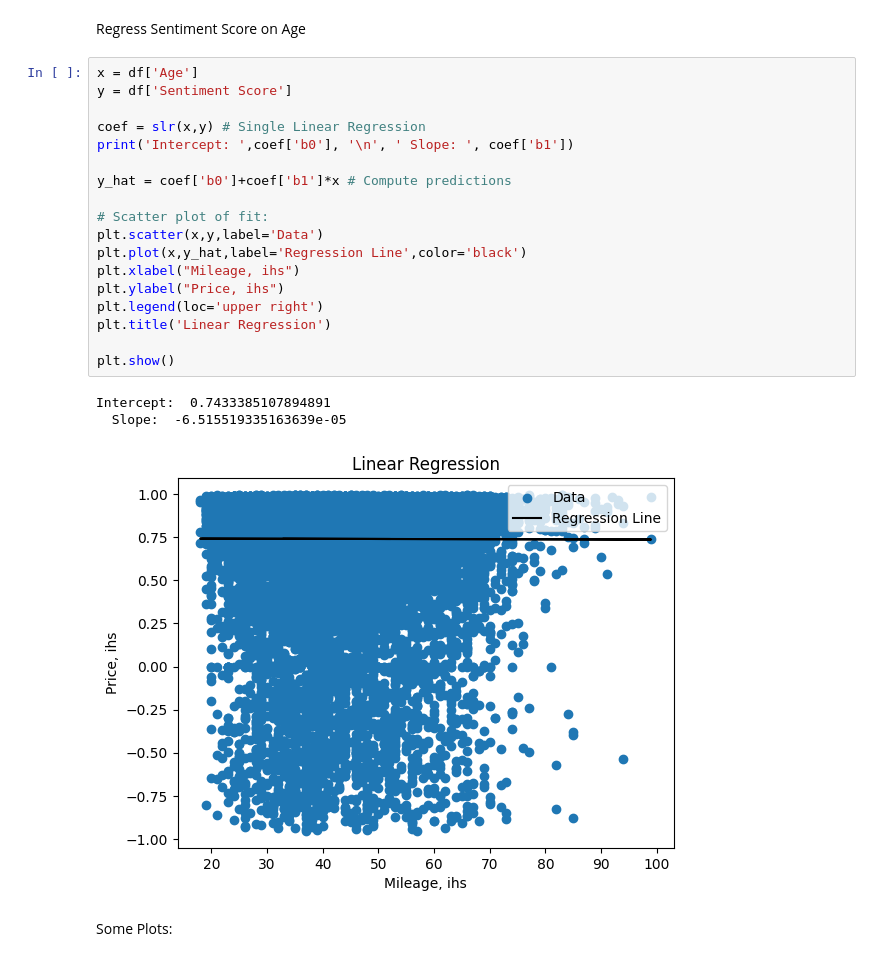
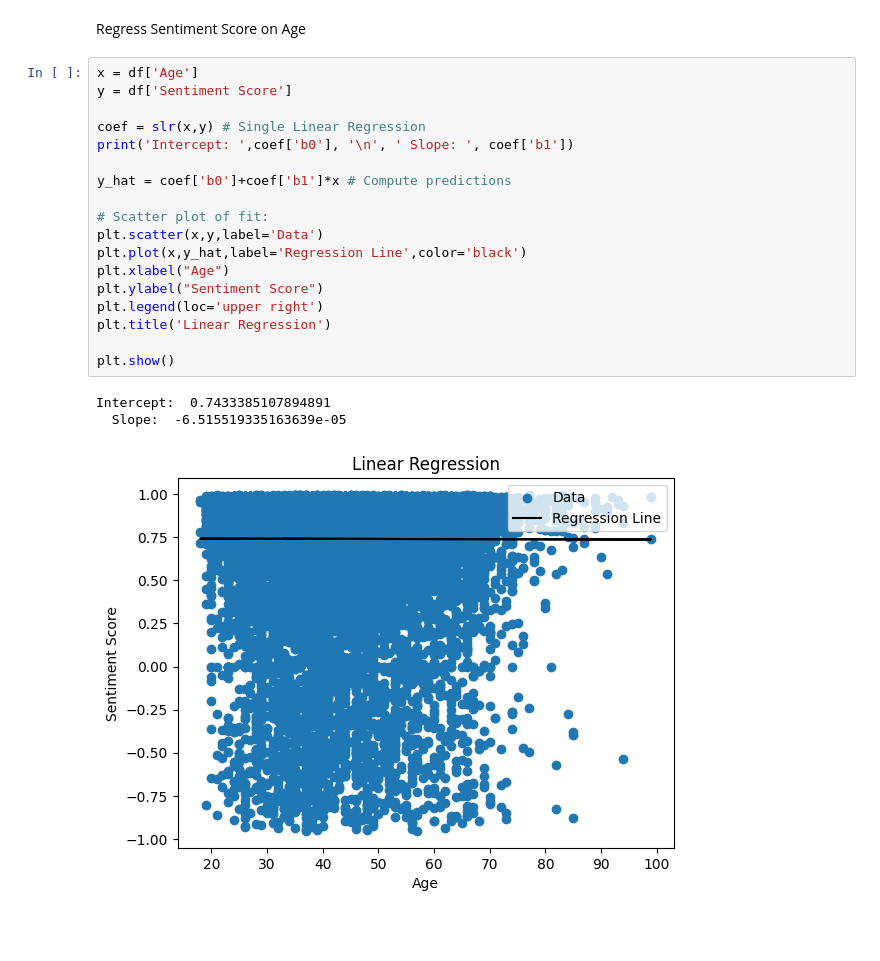
Before and after one commit to Sabrina-Hendricks/DS4002-Group13, a Jupyter notebook: Scripts/Ml3_Analysis.ipynb, the cells around one changed output. Drawn from its saved outputs; the diff is of its cells as text; blank space fills up the shorter version.

```diff
--- a/Scripts/Ml3_Analysis.ipynb
+++ b/Scripts/Ml3_Analysis.ipynb
@@ -44,24 +54,22 @@ Regress Sentiment Score on Age
 # %%
 x = df['Age']
 y = df['Sentiment Score']
 
 coef = slr(x,y) # Single Linear Regression
 print('Intercept: ',coef['b0'], '\n', ' Slope: ', coef['b1'])
 
 y_hat = coef['b0']+coef['b1']*x # Compute predictions
 
 # Scatter plot of fit:
 plt.scatter(x,y,label='Data')
 plt.plot(x,y_hat,label='Regression Line',color='black')
-plt.xlabel("Mileage, ihs")
-plt.ylabel("Price, ihs")
+plt.xlabel("Age")
+plt.ylabel("Sentiment Score")
 plt.legend(loc='upper right')
 plt.title('Linear Regression')
 
 plt.show()
 # %% [output]
 Intercept:  0.7433385107894891
   Slope:  -6.515519335163639e-05
-[figure, old version]
+[figure, new version]
-# %% [markdown]
-Some Plots:
```
Also changed, not shown: parts of 5 cells of this notebook.
